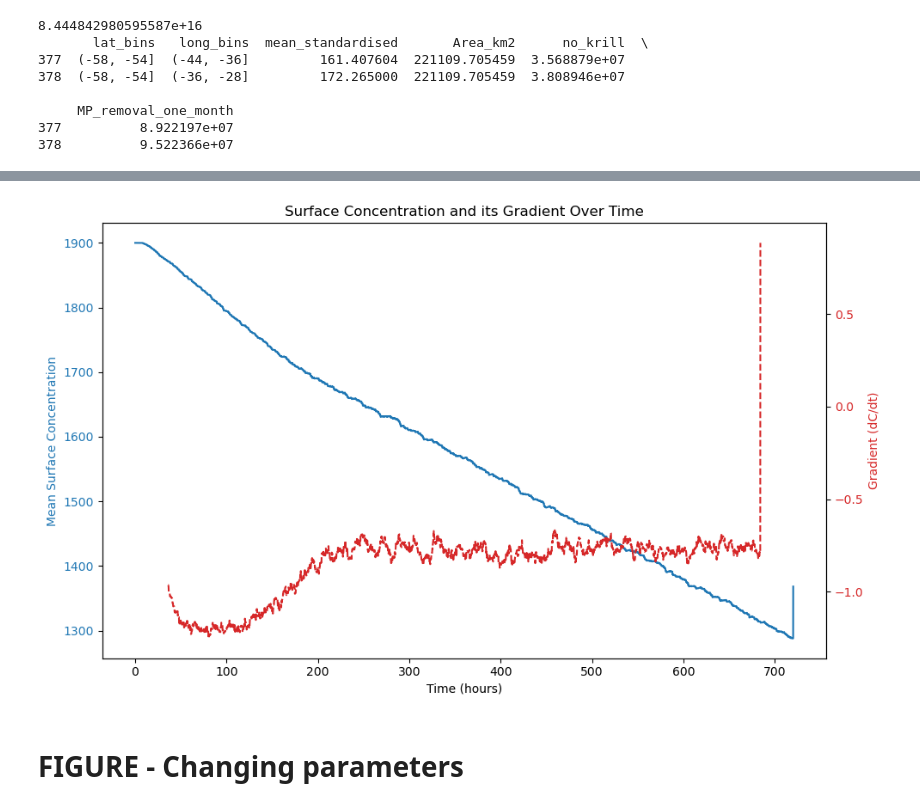
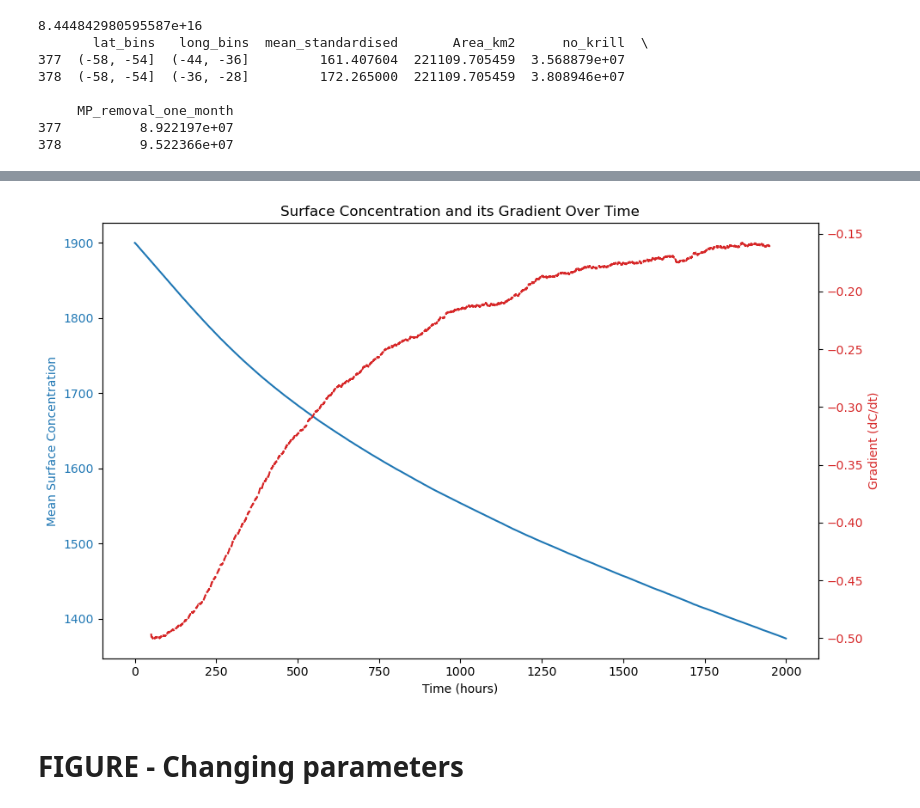
Before and after one commit to bethcandish/Antarctic_Krill, a Jupyter notebook: model_plots.ipynb, the cells around one changed output, grey strips where cells are left out. Drawn from its saved outputs; the diff is of its cells as text; code cells hidden in the pictures.

```diff
--- a/model_plots.ipynb
+++ b/model_plots.ipynb
@@ -1808,39 +1742,40 @@ import numpy as np
 import matplotlib.pyplot as plt
 
 # Convert to pandas Series for rolling
-mean_series = pd.Series(mean_surface_conc)
+mean_series = pd.Series(mean_acc_all)
 
 # Apply rolling average
-smoothed_mean = mean_series.rolling(window=100, center=True).mean()
+smoothed_mean = mean_series.rolling(window=1, center=True).mean()
 
 
 # Compute the gradient of the mean surface concentration
-gradient = np.gradient(mean_surface_conc, time)
+gradient = np.gradient(smoothed_mean, time)
+#gradient = np.gradient(gradient,time)
 
 # Optional: smooth gradient using a rolling average to reduce noise
 window = 1000  # you can adjust this
 smoothed_gradient = pd.Series(gradient).rolling(window=window, center=True).mean()
 
 # Plot surface concentration and its gradient
 fig, ax1 = plt.subplots(figsize=(10, 6))
 
 color = 'tab:blue'
 ax1.set_xlabel('Time (hours)')
 ax1.set_ylabel('Mean Surface Concentration', color=color)
-ax1.plot(time, mean_surface_conc, color=color, label='Surface Concentration')
+ax1.plot(time, mean_acc_all, color=color, label='Surface Concentration')
 ax1.tick_params(axis='y', labelcolor=color)
 
 ax2 = ax1.twinx()  # instantiate a second y-axis
 color = 'tab:red'
 ax2.set_ylabel('Gradient (dC/dt)', color=color)
 ax2.plot(time, smoothed_gradient, color=color, linestyle='--', label='Gradient')
 ax2.tick_params(axis='y', labelcolor=color)
 
 plt.title('Surface Concentration and its Gradient Over Time')
 fig.tight_layout()
 plt.show()
 # %% [output]
-[figure, old version]
+[figure, new version]
 # %% [markdown]
 # FIGURE - Changing parameters
 # %%
```
Also changed, not shown: parts of 12 cells of this notebook, 3 other files.
